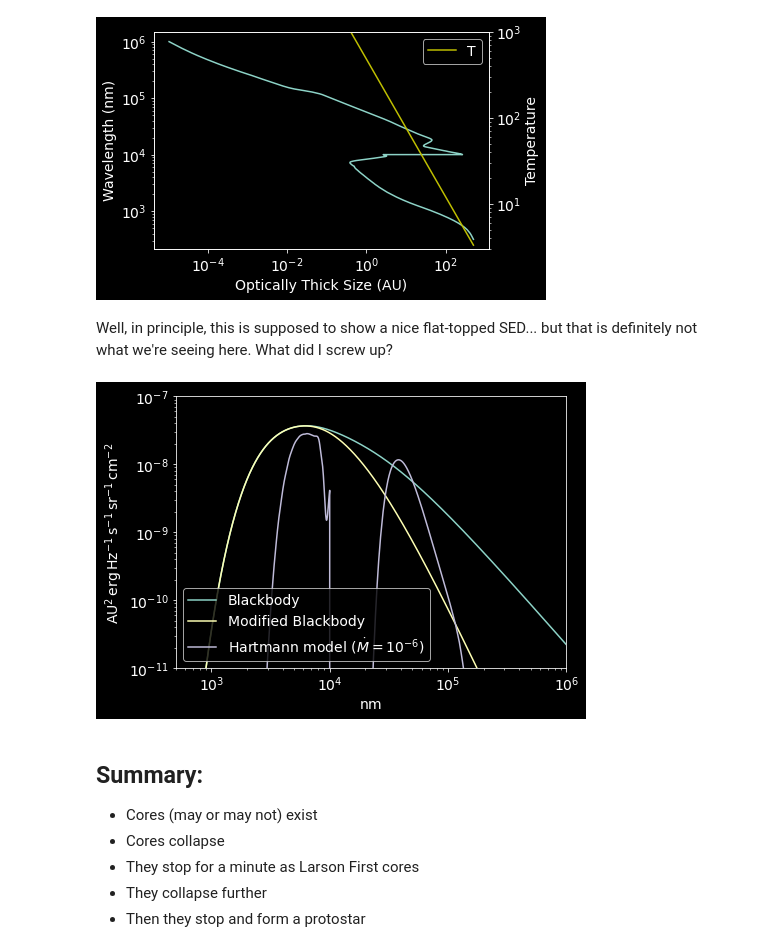
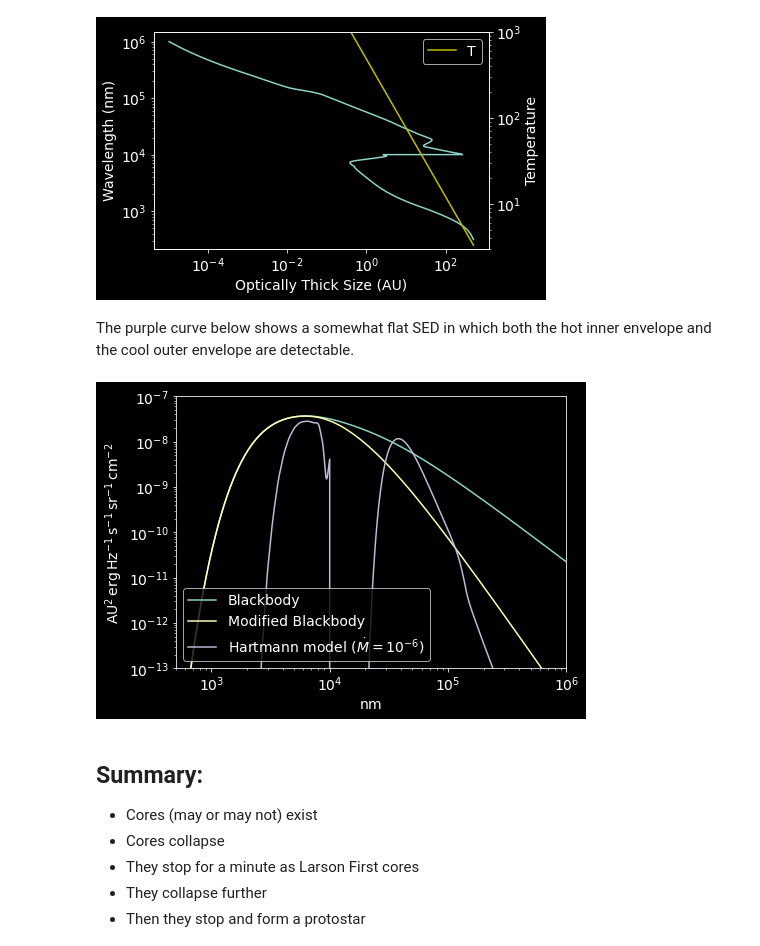
Before and after one commit to keflavich/StarFormationClass, a Jupyter notebook: lectures/Lecture 5 - Protostar Formation.ipynb, the cells around one changed output. Saved outputs shown, nothing was run; the diff lists cells and outputs as text; code cells hidden in the pictures.

```diff
--- a/lectures/Lecture 5 - Protostar Formation.ipynb
+++ b/lectures/Lecture 5 - Protostar Formation.ipynb
@@ -409,20 +428,20 @@ pl.legend(loc='best')
 <matplotlib.legend.Legend at 0x...>
 [figure]
 # %% [markdown]
-Well, in principle, this is supposed to show a nice flat-topped SED... but that is definitely not what we're seeing here.  What did I screw up?
+The purple curve below shows a somewhat flat SED in which both the hot inner envelope and the cool outer envelope are detectable.
 # %%
 hbb = blackbody.blackbody(lam.to(u.GHz, u.spectral()), temperature=tem) * r_lam**2
 
 pl.figure(figsize=(7,5))
 with quantity_support():
     pl.loglog(lam, bb_sum, label='Blackbody')
     pl.loglog(lam, modbb_sum, label='Modified Blackbody')
     pl.loglog(lam, hbb, label='Hartmann model ($\dot{M}=10^{-6}$)')
     pl.legend(loc='best')
-pl.ylim(1e-11, 1e-7)
+pl.ylim(1e-13, 1e-7)
 _=pl.xlim(5e2, 1e6)
 # %% [output]
-[figure, old version]
+[figure, new version]
 # %% [markdown]
 ## Summary:
 
```
Also changed, not shown: parts of 8 cells of this notebook.
